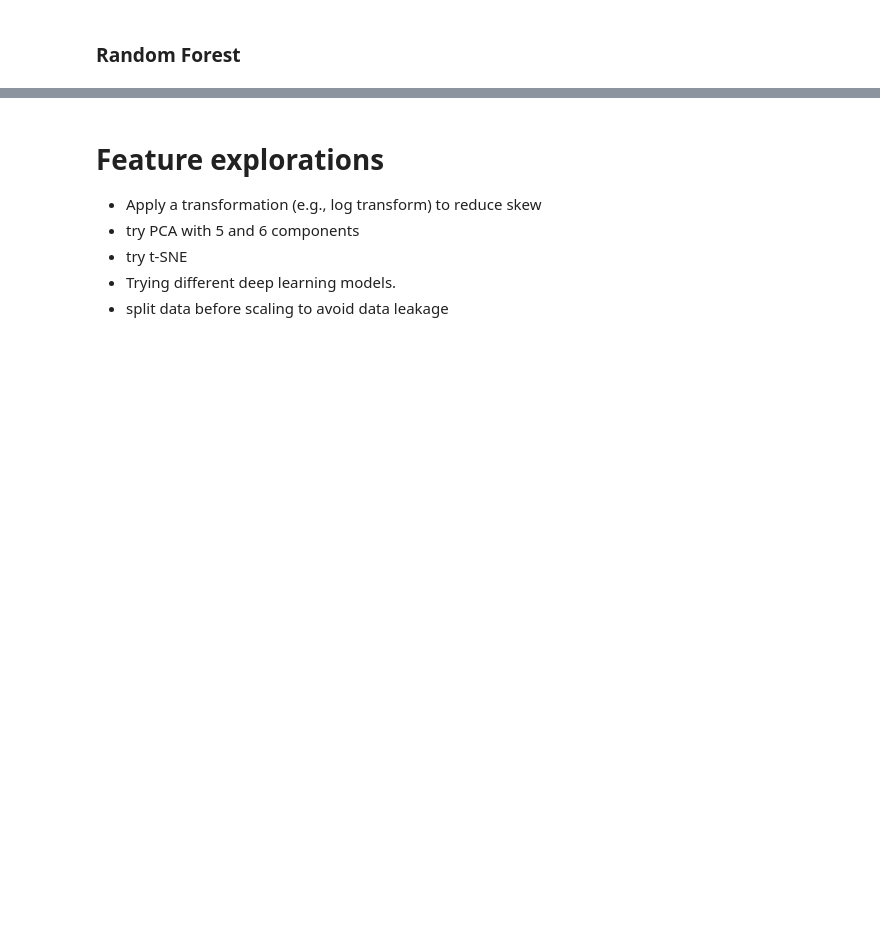
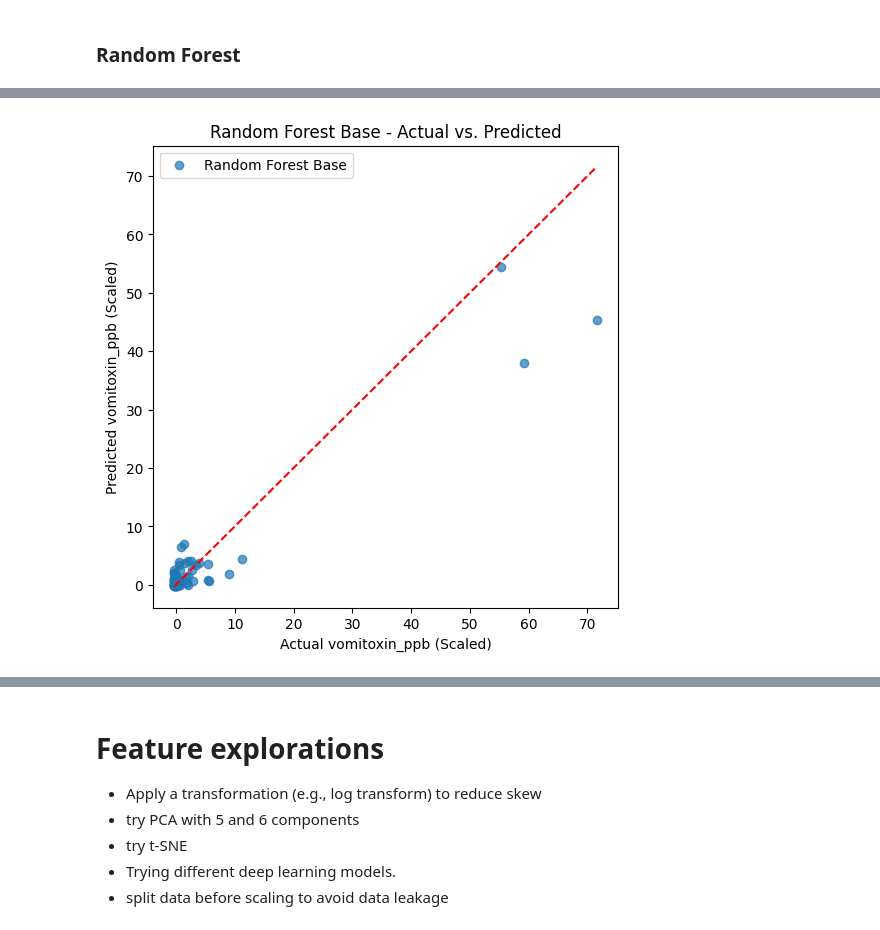
Before and after one commit to NotAbdelrahmanelsayed/hyperspectral_mycotoxin_prediction, a Jupyter notebook: notebook.ipynb, the cells around one changed output, grey strips where cells are left out. Drawn from its saved outputs; the diff is of its cells as text; code cells hidden in the pictures; blank space fills up the shorter version.

```diff
--- a/notebook.ipynb
+++ b/notebook.ipynb
@@ -294,0 +334,4 @@ XGB after RandomSearch -> MAE: 1.4532, RMSE: 3.9207, R²: 0.8657
+# %%
+plot_predicted_vs_actual(y_test, y_pred_baseline, "Random Forest Base")
+# %% [output]
+[figure, added]
```
Also changed, not shown: parts of 12 cells of this notebook, 1 other file.
